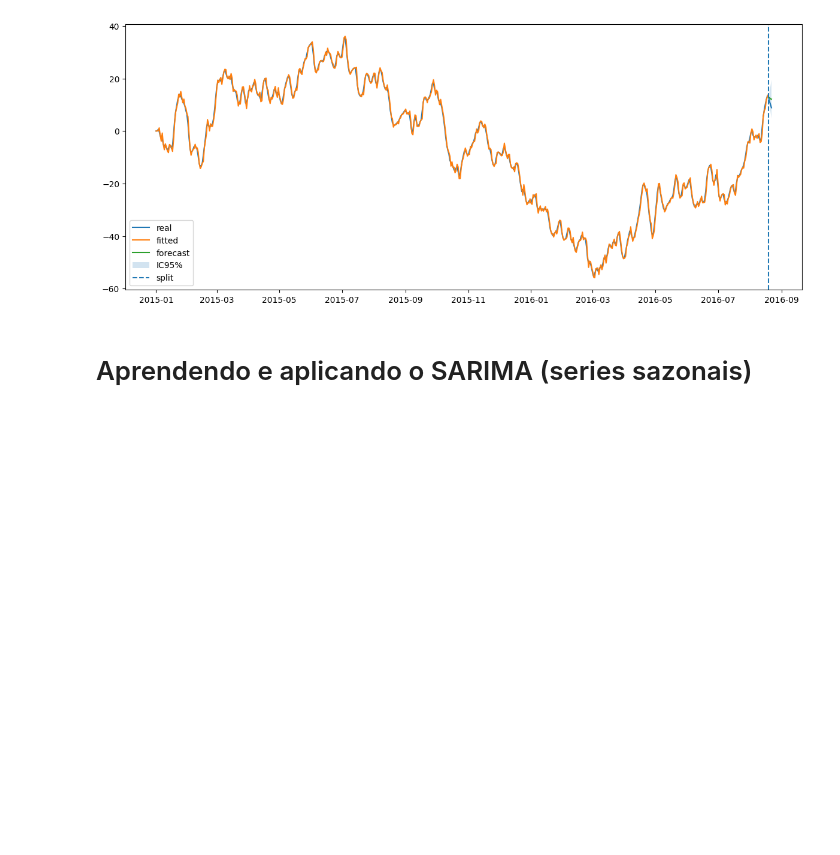
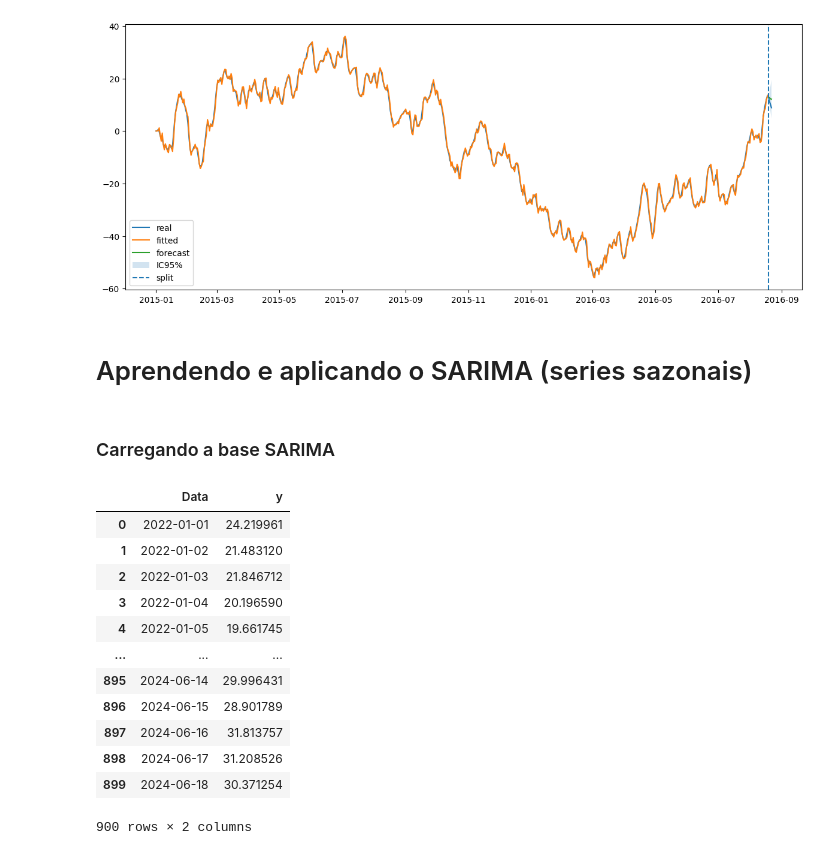
Before and after one commit to Gueguelas/series-temporais, a Jupyter notebook: notebook.ipynb, the cells around one changed output. Cells and saved outputs as stored; diff of their text form; code cells hidden in the pictures; blank space fills up the shorter version.

```diff
--- a/notebook.ipynb
+++ b/notebook.ipynb
@@ -1010,5 +995,22 @@ plt.show()
 [figure]
 # %% [markdown]
 # Aprendendo e aplicando o SARIMA (series sazonais)
+# %% [markdown]
+### Carregando a base SARIMA
 # %%
-serie_sarima = pd.read_excel('data/serie_sarima.xlsx')
+sr_sarima = pd.read_excel('data/serie_sarima.xlsx')
+sr_sarima
+# %% [output]
+|  | Data | y |
+| 0 | 2022-01-01 | 24.219961 |
+| 1 | 2022-01-02 | 21.483120 |
+| 2 | 2022-01-03 | 21.846712 |
+| 3 | 2022-01-04 | 20.196590 |
+| 4 | 2022-01-05 | 19.661745 |
+| ... | ... | ... |
+| 895 | 2024-06-14 | 29.996431 |
+| 896 | 2024-06-15 | 28.901789 |
+| 897 | 2024-06-16 | 31.813757 |
+| 898 | 2024-06-17 | 31.208526 |
+| 899 | 2024-06-18 | 30.371254 |
+900 rows × 2 columns
```
Also changed, not shown: parts of 67 cells of this notebook.
